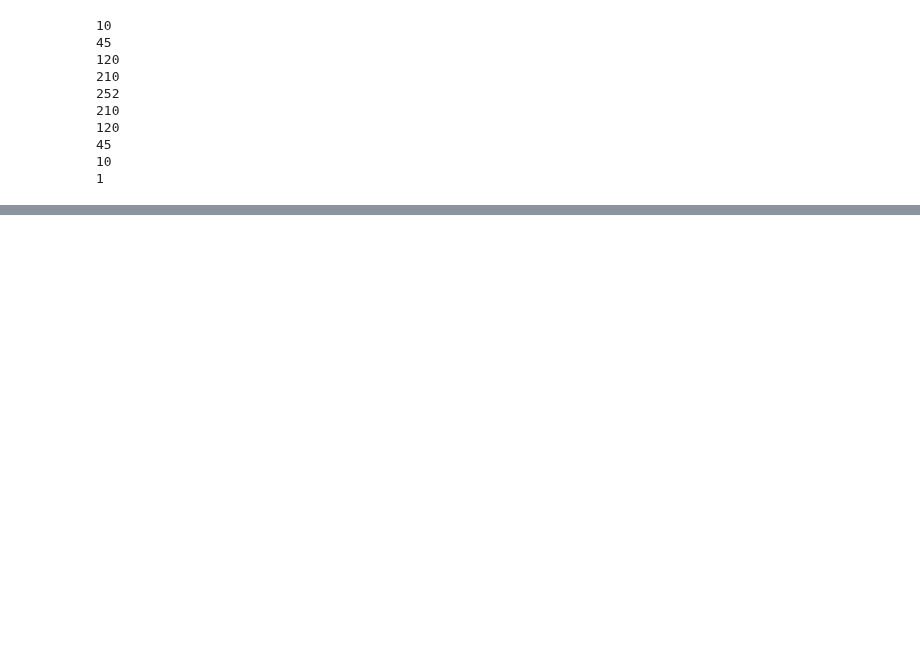
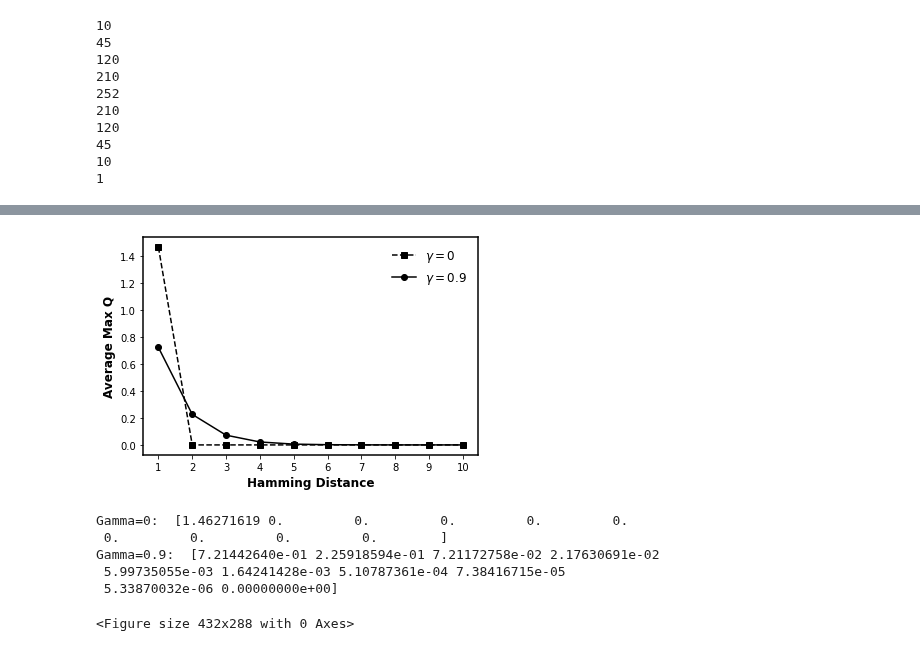
Before and after one commit to GrandJune/HAI, a Jupyter notebook: Denrell2004/Results.ipynb, the cells around one changed output, grey strips where cells are left out. Drawn from its saved outputs; the diff is of its cells as text; code cells hidden in the pictures; blank space fills up the shorter version.

```diff
--- a/Denrell2004/Results.ipynb
+++ b/Denrell2004/Results.ipynb
@@ -118,2 +149,71 @@ plt.clf()
+# %%
+from Q_learning import Agent
+import numpy as np
+
+# gamma = 0
+results_gamma_0 = []
+for _ in range(100):
+    np.random.seed(None)
+    q_agent = Agent(N=10, peak=2)
+    for index in range(100):
+        q_agent.learn(alpha=0.2, gamma=0)
+    max_q_across_distance = []
+    for index_list in index_across_distance:
+        max_q_values = []
+        for index in index_list:
+            max_q_values.append(max(q_agent.Q_table[index]))
+        ave_max_q_value = sum(max_q_values) / len(max_q_values)
+        max_q_across_distance.append(ave_max_q_value)
+    results_gamma_0.append(max_q_across_distance)
+average_list_gamma_0 = np.mean(results_gamma_0, axis=0)
+
+# gamma = 0.9
+results_gamma_09 = []
+for _ in range(100):
+    np.random.seed(None)
+    q_agent = Agent(N=10, peak=2)
+    for index in range(100):
+        q_agent.learn(alpha=0.2, gamma=0.9)
+    max_q_across_distance = []
+    for index_list in index_across_distance:
+        max_q_values = []
+        for index in index_list:
+            max_q_values.append(max(q_agent.Q_table[index]))
+        ave_max_q_value = sum(max_q_values) / len(max_q_values)
+        max_q_across_distance.append(ave_max_q_value)
+    results_gamma_09.append(max_q_across_distance)
+average_list_gamma_09 = np.mean(results_gamma_09, axis=0)
+
+# Figure 1: Ave Max Q across Hamming Distance
+x =  range(1, 11)
+# x = [50, 100, 150]
+fig, ax = plt.subplots()
+ax.spines["left"].set_linewidth(1.5)
+ax.spines["right"].set_linewidth(1.5)
+ax.spines["top"].set_linewidth(1.5)
+ax.spines["bottom"].set_linewidth(1.5)
+plt.plot(x, average_list_gamma_0, "k--s", label="$\gamma={0}$".format(0))
+plt.plot(x, average_list_gamma_09, "k-o", label="$\gamma={0}$".format(0.9))
+# plt.plot(x, max_performance, "k-v", label="Max")
+plt.xlabel("Hamming Distance", fontweight='bold', fontsize=12)
+plt.ylabel('Average Max Q', fontweight='bold', fontsize=12)
+plt.xticks(x)
+# ax.set_ylim(0, 0.7)
+plt.legend(frameon=False, ncol=1, fontsize=12)
+plt.savefig(r"\Max_Q_across_Hamming.png", transparent=True, dpi=300)
+plt.show()
+plt.clf()
+print("Gamma=0: ", average_list_gamma_0)
+print("Gamma=0.9: ", average_list_gamma_09)
+# should be start with 0.73 (max) and 0.82 (softmax)
+# at the third sample, should be as close as to 1% difference
+# %% [output]
+[figure, added]
+Gamma=0:  [1.46271619 0.         0.         0.         0.         0.
+ 0.         0.         0.         0.        ]
+Gamma=0.9:  [7.21442640e-01 2.25918594e-01 7.21172758e-02 2.17630691e-02
+ 5.99735055e-03 1.64241428e-03 5.10787361e-04 7.38416715e-05
+ 5.33870032e-06 0.00000000e+00]
+<Figure size 432x288 with 0 Axes>
 # %%
 # Time to Solution as Organizational Performance
```
Also changed, not shown: parts of 3 cells of this notebook, 1 other file.
